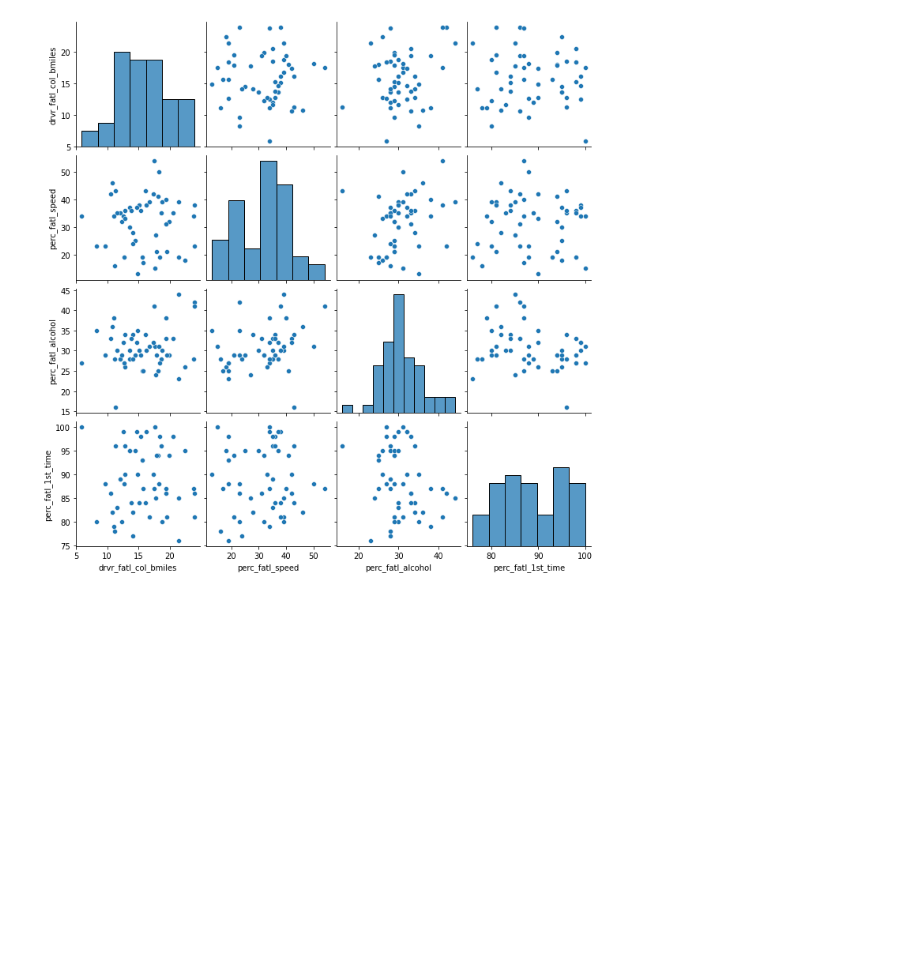
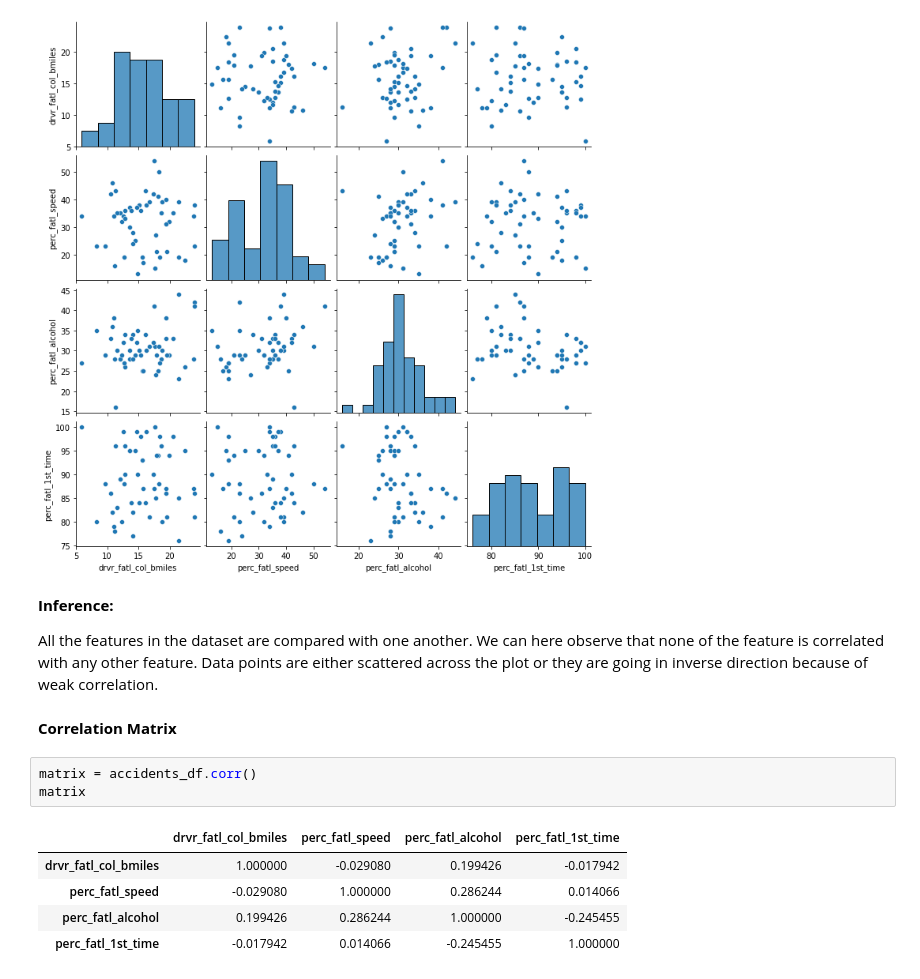
Before and after one commit to jisshub/Reducing-Traffic-Mortality, a Jupyter notebook: notebook.ipynb, the cells around one changed output. Saved outputs shown, nothing was run; the diff lists cells and outputs as text; blank space fills up the shorter version.

```diff
--- a/notebook.ipynb
+++ b/notebook.ipynb
@@ -64,3 +64,18 @@ sns.pairplot(accidents_df)
 <seaborn.axisgrid.PairGrid at 0x...>
 <Figure size 1080x576 with 0 Axes>
 [figure]
+# %% [markdown]
+**Inference:**
+
+All the features in the dataset are compared with one another. We can here observe that none of the feature is correlated with any other feature. Data points are either scattered across the plot or they are going in inverse direction because of weak correlation.
+# %% [markdown]
+<b>**Correlation Matrix**</b>
+# %%
+matrix = accidents_df.corr()
+matrix
+# %% [output]
+|  | drvr_fatl_col_bmiles | perc_fatl_speed | perc_fatl_alcohol | perc_fatl_1st_time |
+| drvr_fatl_col_bmiles | 1.000000 | -0.029080 | 0.199426 | -0.017942 |
+| perc_fatl_speed | -0.029080 | 1.000000 | 0.286244 | 0.014066 |
+| perc_fatl_alcohol | 0.199426 | 0.286244 | 1.000000 | -0.245455 |
+| perc_fatl_1st_time | -0.017942 | 0.014066 | -0.245455 | 1.000000 |
```
Also changed, not shown: parts of 4 cells of this notebook.
